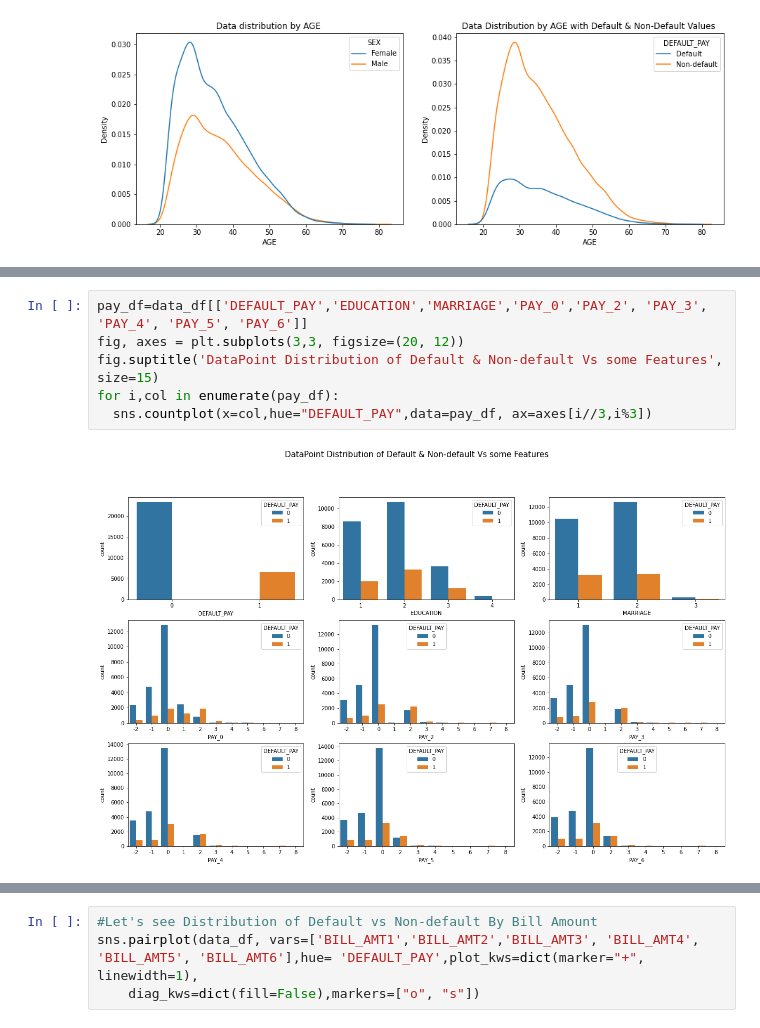
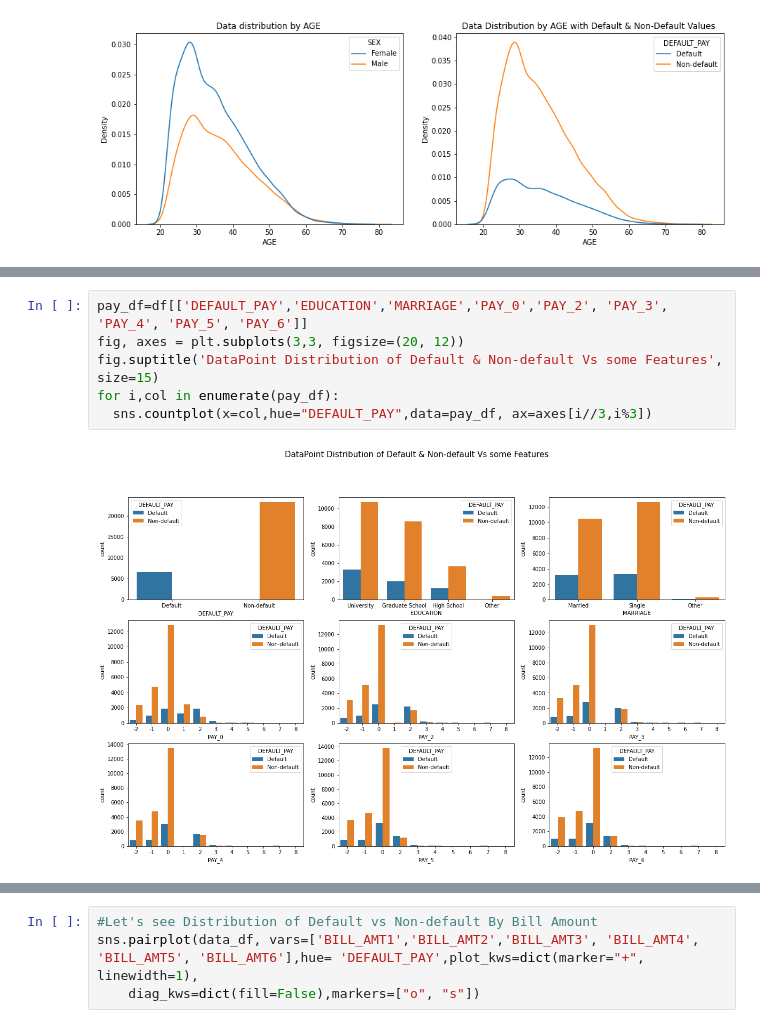
Before and after one commit to MadhurAwasthi/Credit-Card-Default-Prediction, a Jupyter notebook: Credit_Card_Default_Prediction_Capstone_Project.ipynb, the cells around one changed output, grey strips where cells are left out. Drawn from its saved outputs; the diff is of its cells as text.

```diff
--- a/Credit_Card_Default_Prediction_Capstone_Project.ipynb
+++ b/Credit_Card_Default_Prediction_Capstone_Project.ipynb
@@ -510,10 +473,10 @@ plt.show()
 # %%
-pay_df=data_df[['DEFAULT_PAY','EDUCATION','MARRIAGE','PAY_0','PAY_2', 'PAY_3', 'PAY_4', 'PAY_5', 'PAY_6']]
+pay_df=df[['DEFAULT_PAY','EDUCATION','MARRIAGE','PAY_0','PAY_2', 'PAY_3', 'PAY_4', 'PAY_5', 'PAY_6']]
 fig, axes = plt.subplots(3,3, figsize=(20, 12))
 fig.suptitle('DataPoint Distribution of Default & Non-default Vs some Features', size=15)
 for i,col in enumerate(pay_df):
   sns.countplot(x=col,hue="DEFAULT_PAY",data=pay_df, ax=axes[i//3,i%3])
 # %% [output]
-[figure, old version]
+[figure, new version]
 # %%
 sns.pairplot(data_df, hue = 'DEFAULT_PAY', vars = ['LIMIT_BAL', 'SEX', 'EDUCATION', 'MARRIAGE', 'AGE'] )
```
Also changed, not shown: parts of 26 cells of this notebook.
